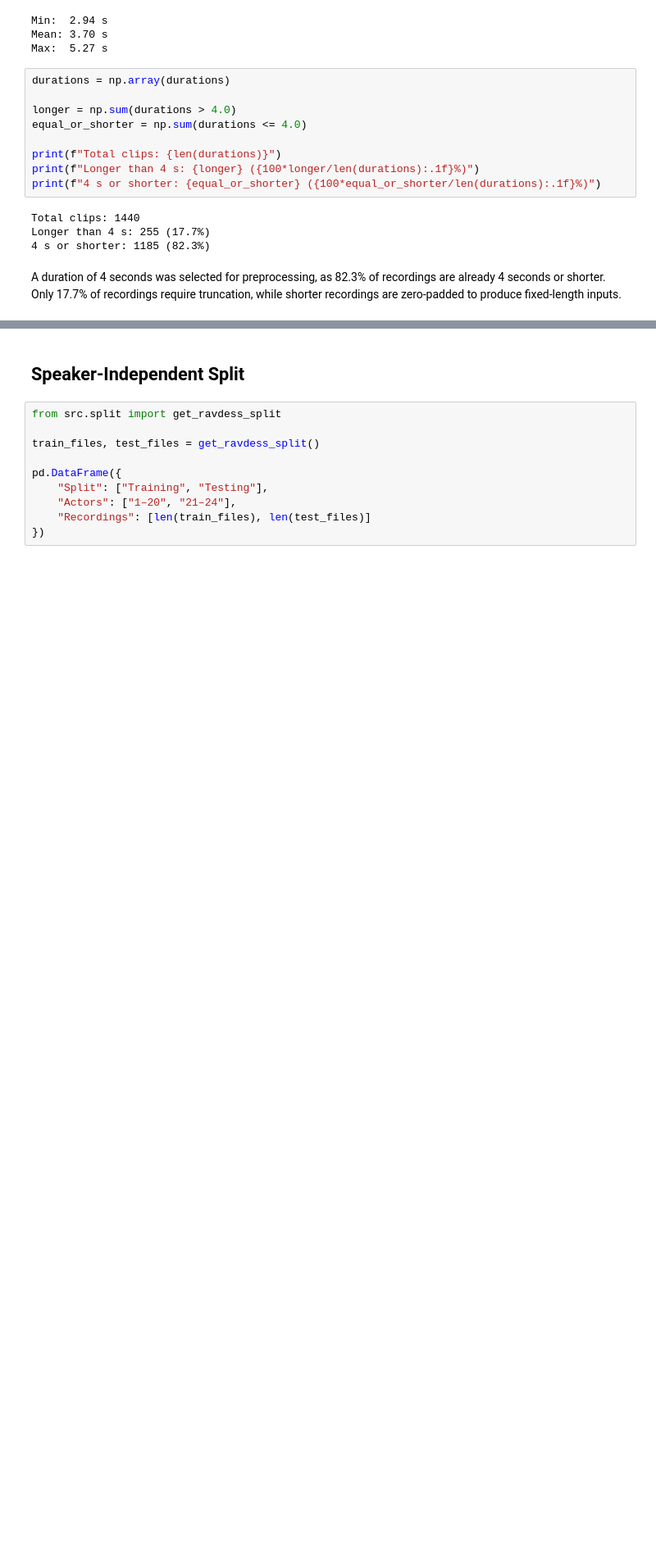
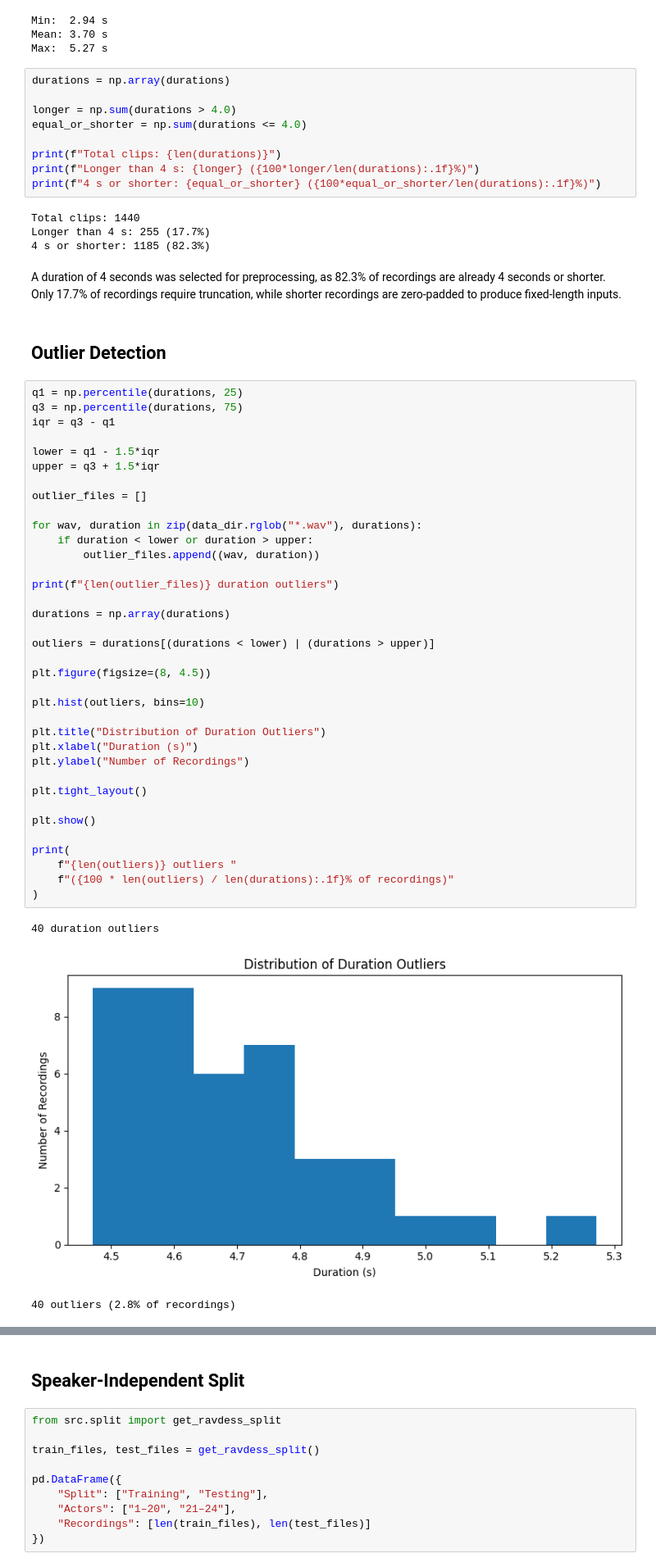
Before and after one commit to silazemli/emotion-recognition, a Jupyter notebook: eda.ipynb, the cells around one changed output, grey strips where cells are left out. Shown at 82% size. Cells and saved outputs as stored; diff of their text form; blank space fills up the shorter version.

```diff
--- a/eda.ipynb
+++ b/eda.ipynb
@@ -100,3 +100,45 @@ Longer than 4 s: 255 (17.7%)
 4 s or shorter: 1185 (82.3%)
 # %% [markdown]
 A duration of 4 seconds was selected for preprocessing, as 82.3% of recordings are already 4 seconds or shorter. Only 17.7% of recordings require truncation, while shorter recordings are zero-padded to produce fixed-length inputs.
+# %% [markdown]
+## Outlier Detection
+# %%
+q1 = np.percentile(durations, 25)
+q3 = np.percentile(durations, 75)
+iqr = q3 - q1
+
+lower = q1 - 1.5*iqr
+upper = q3 + 1.5*iqr
+
+outlier_files = []
+
+for wav, duration in zip(data_dir.rglob("*.wav"), durations):
+    if duration < lower or duration > upper:
+        outlier_files.append((wav, duration))
+
+print(f"{len(outlier_files)} duration outliers")
+
+durations = np.array(durations)
+
+outliers = durations[(durations < lower) | (durations > upper)]
+
+plt.figure(figsize=(8, 4.5))
+
+plt.hist(outliers, bins=10)
+
+plt.title("Distribution of Duration Outliers")
+plt.xlabel("Duration (s)")
+plt.ylabel("Number of Recordings")
+
+plt.tight_layout()
+
+plt.show()
+
+print(
+    f"{len(outliers)} outliers "
+    f"({100 * len(outliers) / len(durations):.1f}% of recordings)"
+)
+# %% [output]
+40 duration outliers
+[figure, added]
+40 outliers (2.8% of recordings)
```
Also changed, not shown: parts of 6 cells of this notebook, 2 other files.
